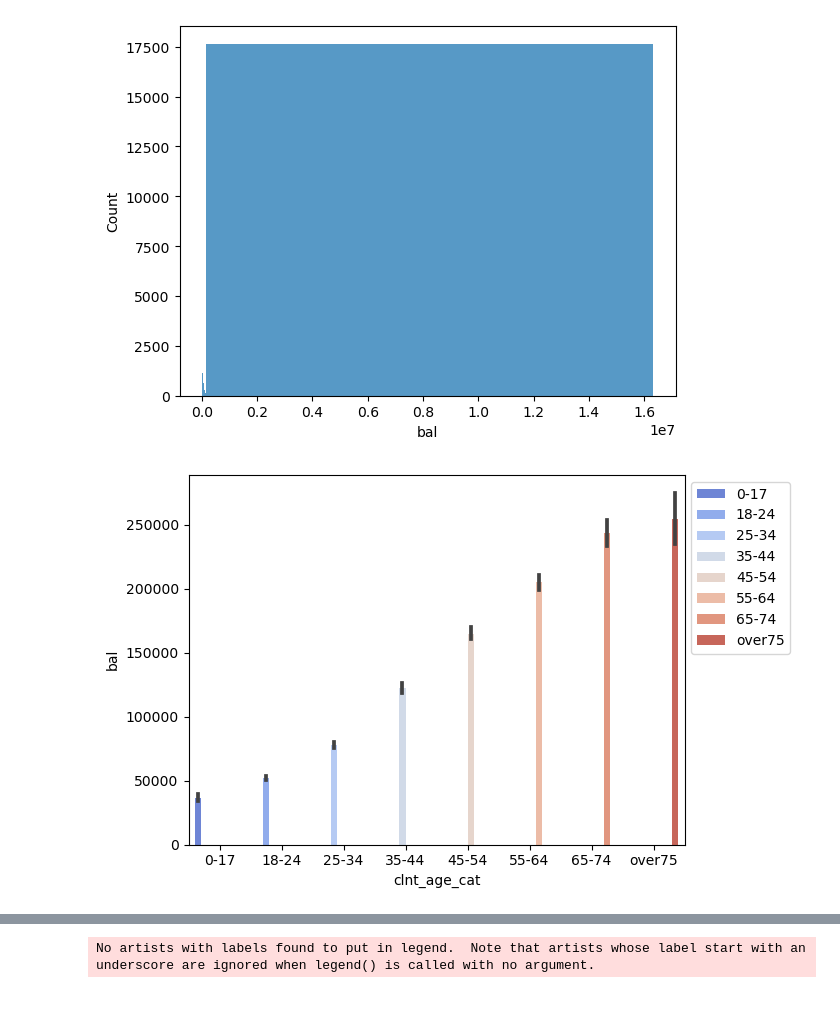
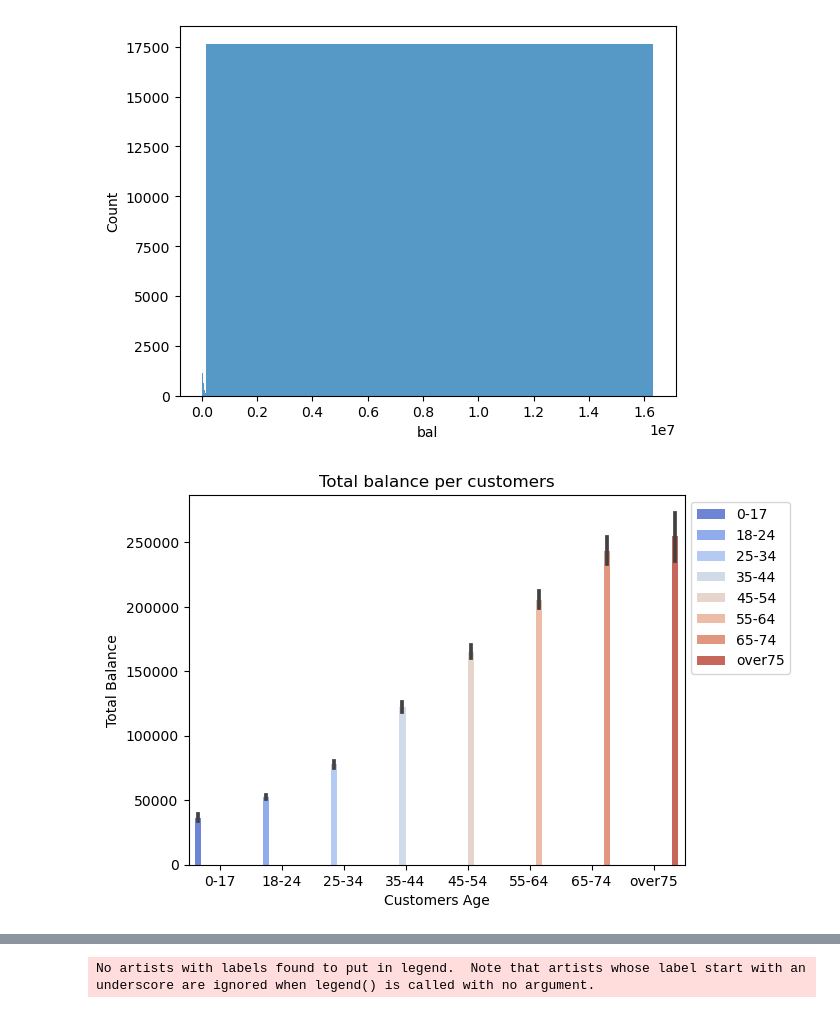
Before and after one commit to PaolaGaray/vanguard-ab-test, a Jupyter notebook: notebooks/Defining_customers.ipynb, the cells around one changed output, grey strips where cells are left out. Drawn from its saved outputs; the diff is of its cells as text; code cells hidden in the pictures.

```diff
--- a/notebooks/Defining_customers.ipynb
+++ b/notebooks/Defining_customers.ipynb
@@ -310,7 +325,11 @@ plt.show()
 # %%
 #plot val  by age
 sns.barplot(data=data_demo, x='clnt_age_cat', y='bal', palette="coolwarm", hue='clnt_age_cat');
+# Add labels and title
+plt.xlabel('Customers Age')
+plt.ylabel('Total Balance')
+plt.title('Total balance per customer')
 plt.legend(loc='upper left', bbox_to_anchor=(1, 1))
 plt.show()
 # %% [output]
-[figure, old version]
+[figure, new version]
```
Also changed, not shown: parts of 12 cells of this notebook.
